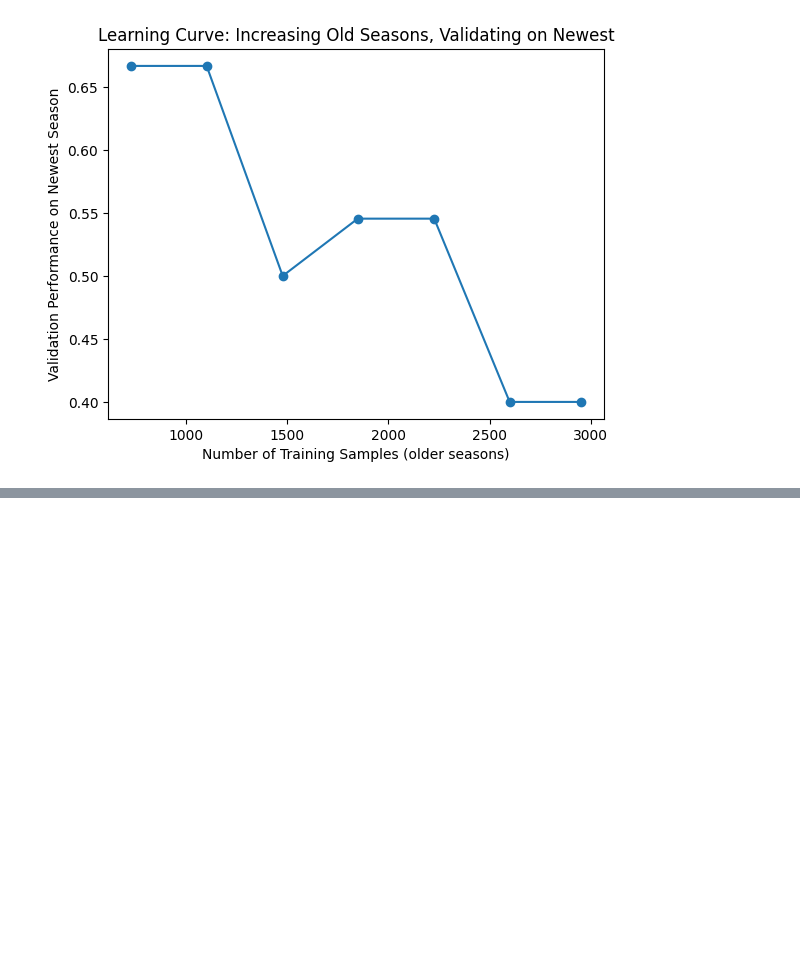
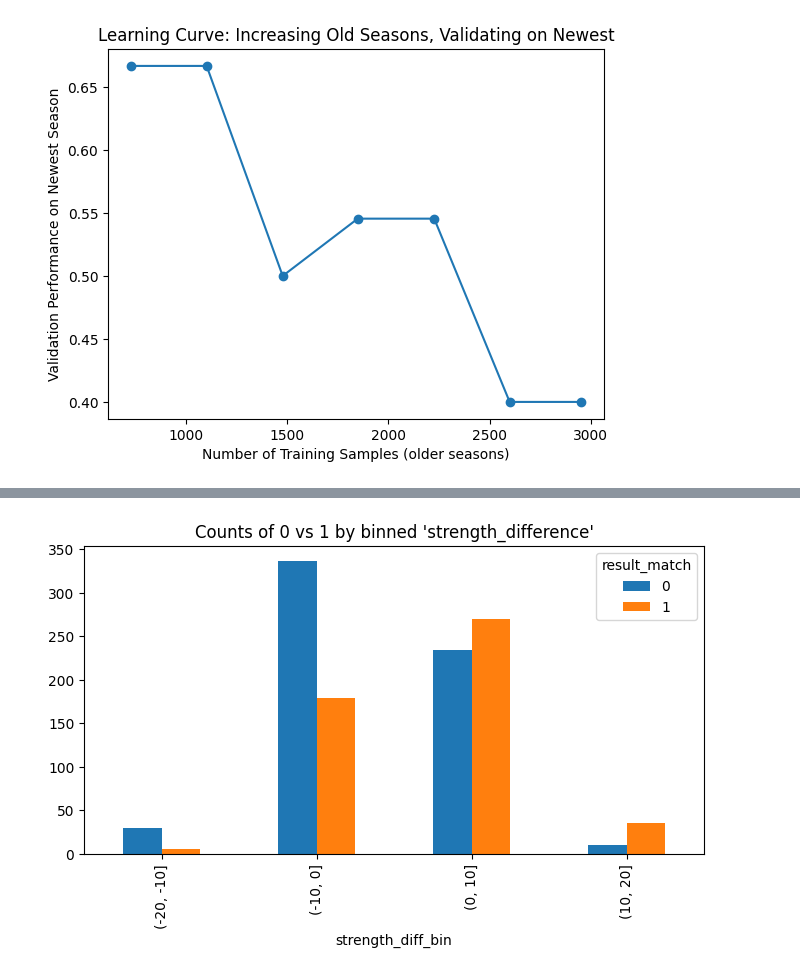
Before and after one commit to kamil0920/football_result_prediction-v2, a Jupyter notebook: src/eda.ipynb, the cells around one changed output, grey strips where cells are left out. Drawn from its saved outputs; the diff is of its cells as text; code cells hidden in the pictures; blank space fills up the shorter version.

```diff
--- a/src/eda.ipynb
+++ b/src/eda.ipynb
@@ -100,0 +171,21 @@ y_tst = df_tst["result_match"]
+# %%
+bins = pd.cut(
+    X_trn['strength_difference'],
+    bins=[-20, -10, 0, 10, 20]
+)
+
+X_train = X_trn.assign(result_match=y_trn)
+X_train['strength_diff_bin'] = bins
+
+fig, ax = plt.subplots(figsize=(8, 4))
+(
+    X_train
+    .groupby('strength_diff_bin')['result_match']
+    .value_counts()
+    .unstack()
+    .plot.bar(ax=ax)
+)
+ax.set_title("Counts of 0 vs 1 by binned 'strength_difference'")
+plt.show()
+# %% [output]
+[figure, added]
```
Also changed, not shown: parts of 8 cells of this notebook.
